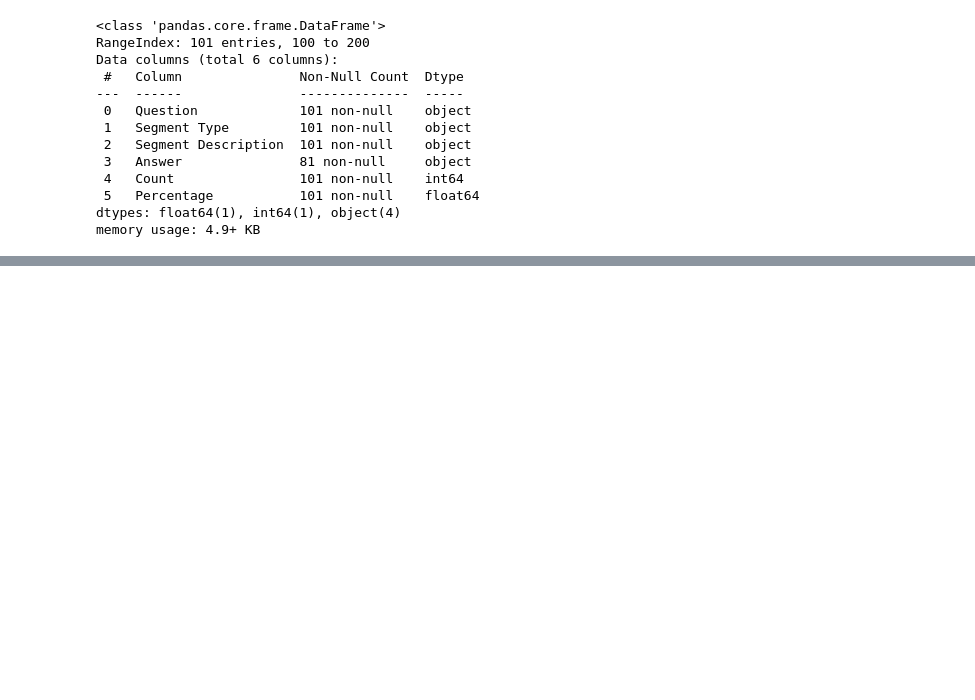
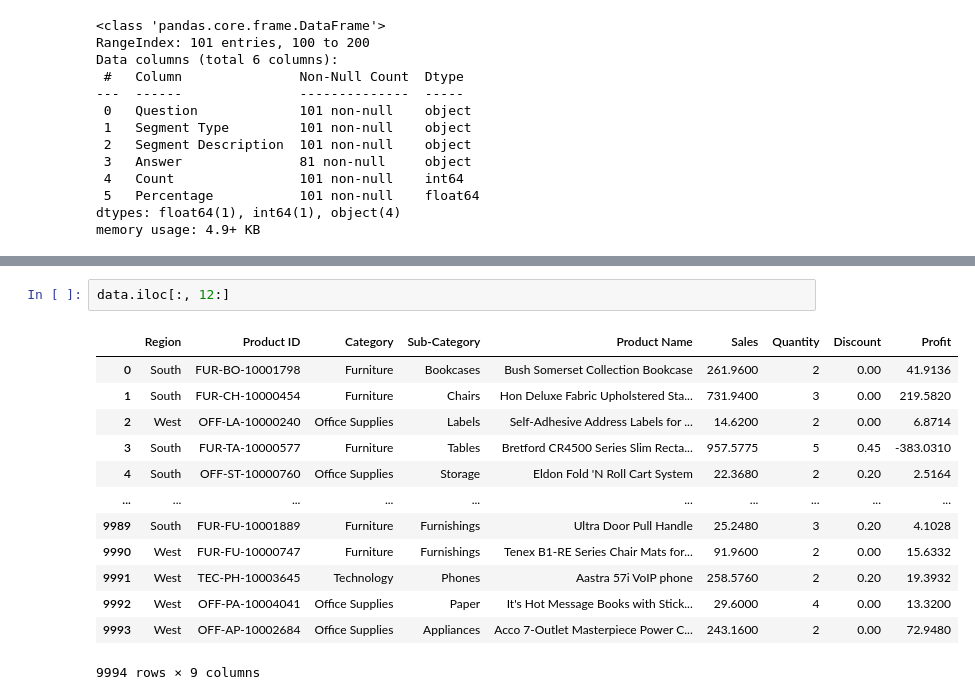
Before and after one commit to Emmanuella-bit/Test-repository, a Jupyter notebook: Homeworks.ipynb, the cells around one changed output, grey strips where cells are left out. Drawn from its saved outputs; the diff is of its cells as text; blank space fills up the shorter version.

```diff
--- a/Homeworks.ipynb
+++ b/Homeworks.ipynb
@@ -470,0 +576,16 @@ memory usage: 4.9+ KB
+# %%
+data.iloc[:, 12:]
+# %% [output]
+|  | Region | Product ID | Category | Sub-Category | Product Name | Sales | Quantity | Discount | Profit |
+| 0 | South | FUR-BO-10001798 | Furniture | Bookcases | Bush Somerset Collection Bookcase | 261.9600 | 2 | 0.00 | 41.9136 |
+| 1 | South | FUR-CH-10000454 | Furniture | Chairs | Hon Deluxe Fabric Upholstered Sta... | 731.9400 | 3 | 0.00 | 219.5820 |
+| 2 | West | OFF-LA-10000240 | Office Supplies | Labels | Self-Adhesive Address Labels for ... | 14.6200 | 2 | 0.00 | 6.8714 |
+| 3 | South | FUR-TA-10000577 | Furniture | Tables | Bretford CR4500 Series Slim Recta... | 957.5775 | 5 | 0.45 | -383.0310 |
+| 4 | South | OFF-ST-10000760 | Office Supplies | Storage | Eldon Fold 'N Roll Cart System | 22.3680 | 2 | 0.20 | 2.5164 |
+| ... | ... | ... | ... | ... | ... | ... | ... | ... | ... |
+| 9989 | South | FUR-FU-10001889 | Furniture | Furnishings | Ultra Door Pull Handle | 25.2480 | 3 | 0.20 | 4.1028 |
+| 9990 | West | FUR-FU-10000747 | Furniture | Furnishings | Tenex B1-RE Series Chair Mats for... | 91.9600 | 2 | 0.00 | 15.6332 |
+| 9991 | West | TEC-PH-10003645 | Technology | Phones | Aastra 57i VoIP phone | 258.5760 | 2 | 0.20 | 19.3932 |
+| 9992 | West | OFF-PA-10004041 | Office Supplies | Paper | It's Hot Message Books with Stick... | 29.6000 | 4 | 0.00 | 13.3200 |
+| 9993 | West | OFF-AP-10002684 | Office Supplies | Appliances | Acco 7-Outlet Masterpiece Power C... | 243.1600 | 2 | 0.00 | 72.9480 |
+9994 rows × 9 columns
```
Also changed, not shown: parts of 25 cells of this notebook, 3 other files.
